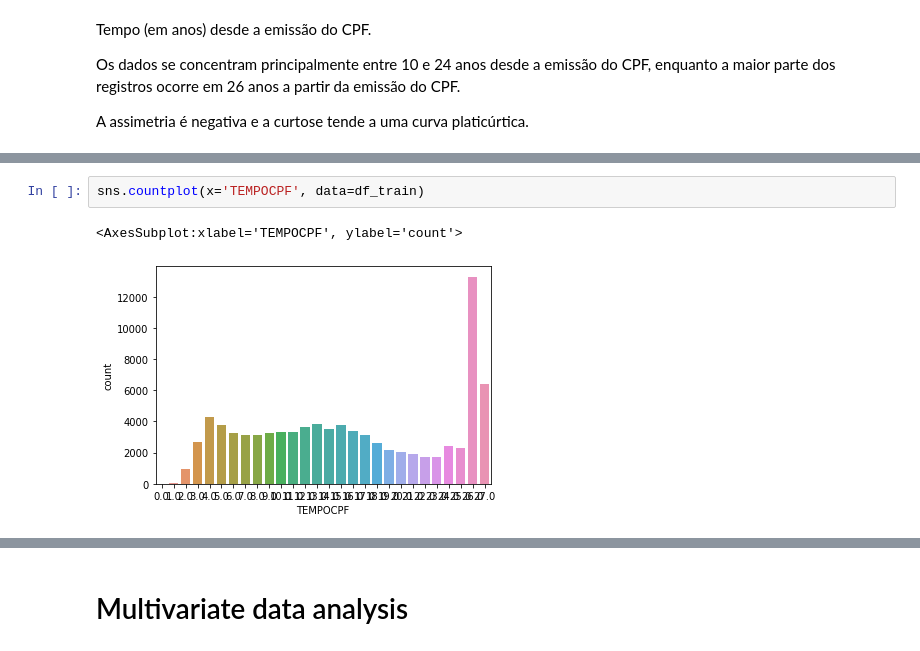
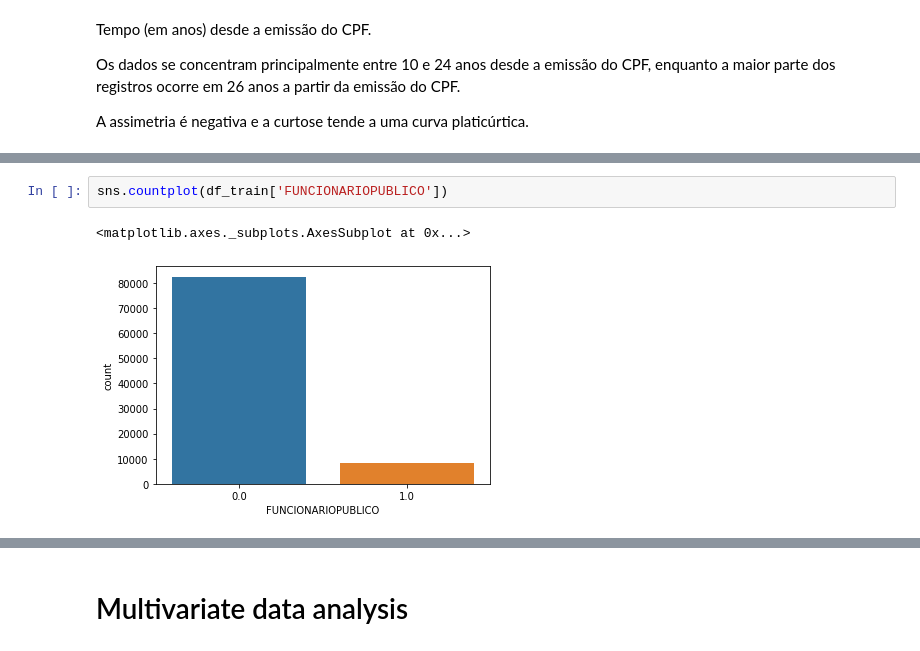
Before and after one commit to ednakatani/Data-Science, a Jupyter notebook: DS_project.ipynb, the cells around one changed output, grey strips where cells are left out. Saved outputs shown, nothing was run; the diff lists cells and outputs as text.

```diff
--- a/DS_project.ipynb
+++ b/DS_project.ipynb
@@ -157,5 +234,5 @@ A assimetria é negativa e a curtose tende a uma curva platicúrtica.
 # %%
-sns.countplot(x='TEMPOCPF', data=df_train)
+sns.countplot(df_train['FUNCIONARIOPUBLICO'])
 # %% [output]
-<AxesSubplot:xlabel='TEMPOCPF', ylabel='count'>
+<matplotlib.axes._subplots.AxesSubplot at 0x...>
-[figure, old version]
+[figure, new version]
```
Also changed, not shown: parts of 64 cells of this notebook, 1 other file.
